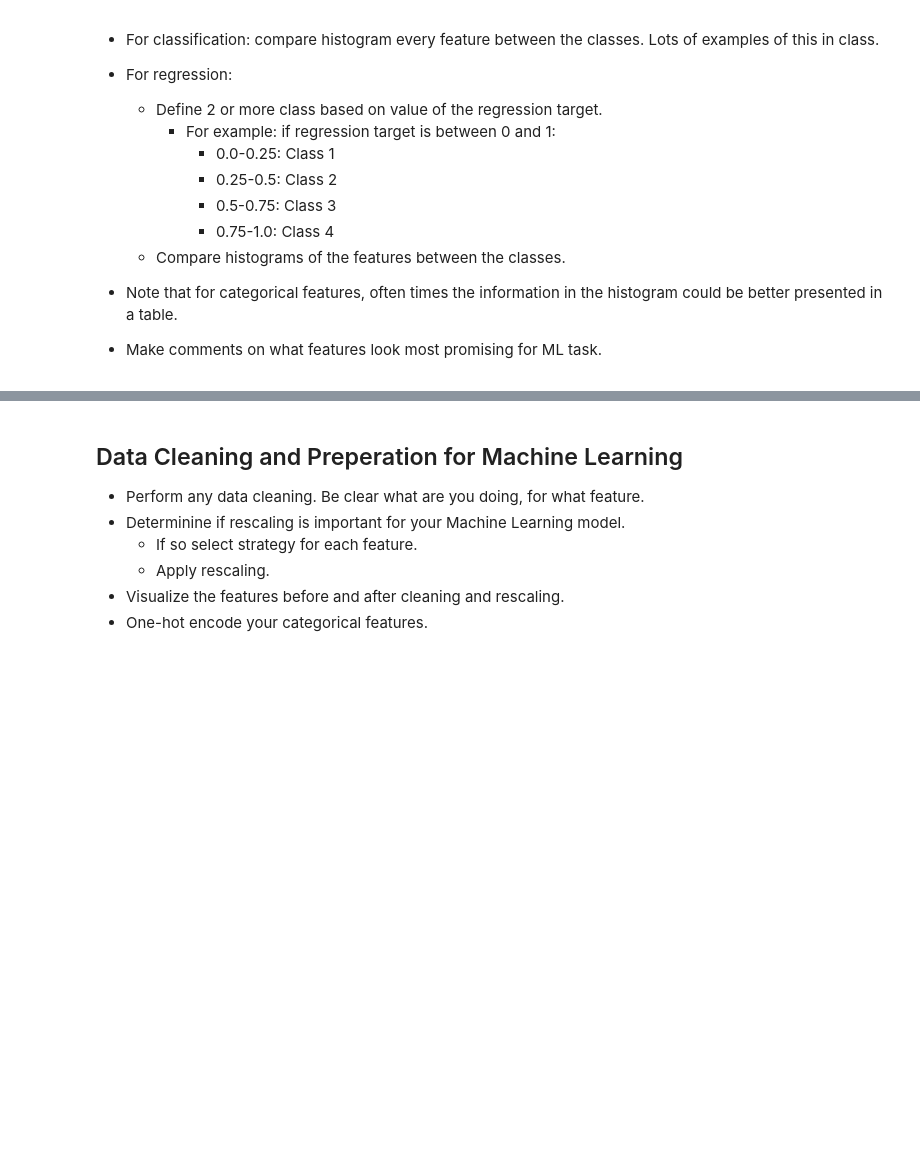
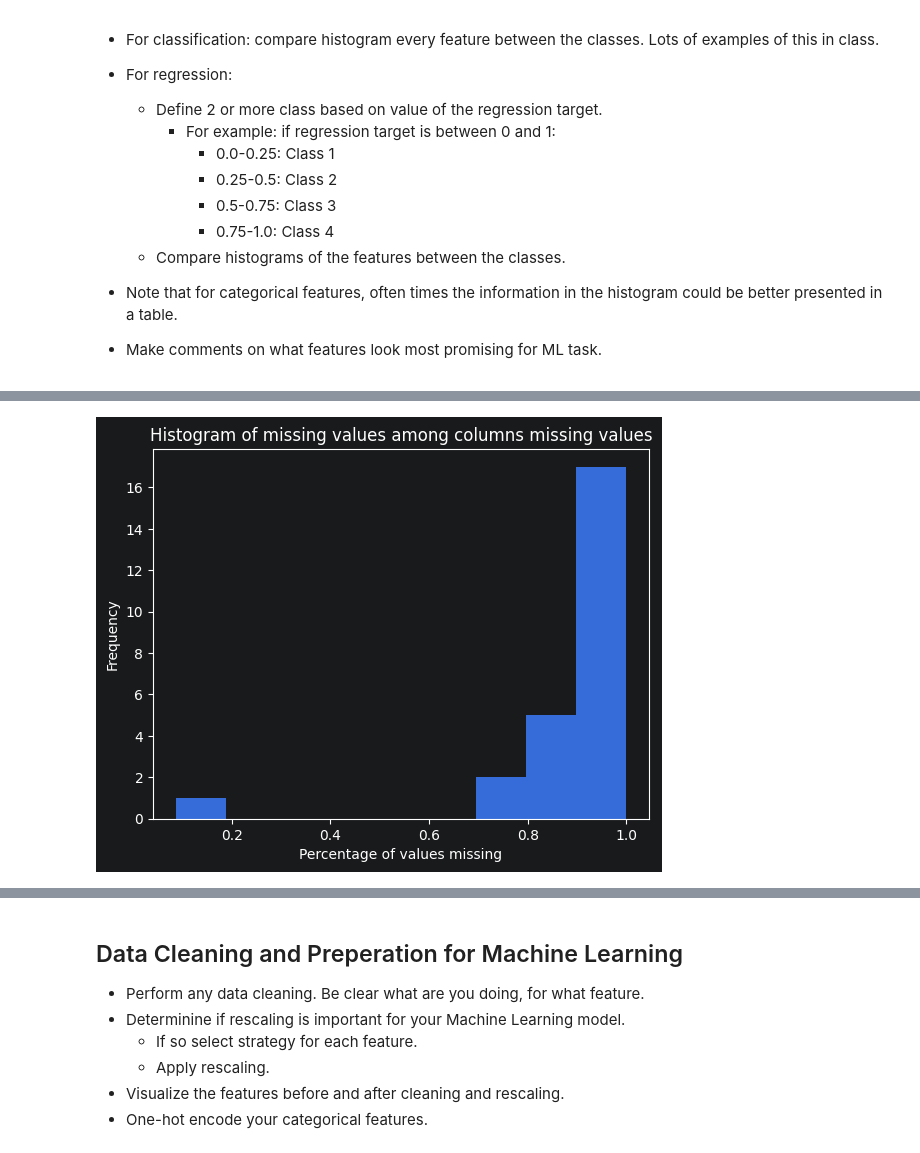
Before and after one commit to radtothebone/data-science-3402, a Jupyter notebook: Final Project/Final_Project.ipynb, the cells around one changed output, grey strips where cells are left out. Saved outputs shown, nothing was run; the diff lists cells and outputs as text; code cells hidden in the pictures; blank space fills up the shorter version.

```diff
--- a/Final Project/Final_Project.ipynb
+++ b/Final Project/Final_Project.ipynb
@@ -73,0 +234,8 @@ This notebook outlines the steps you should follow. Note that you will be only c
+# %%
+missing_pct[missing_pct > 0.01].plot.hist(bins=9)
+plt.title('Histogram of missing values among columns missing values')
+plt.xlabel('Percentage of values missing')
+plt.ylabel('Frequency')
+plt.show()
+# %% [output]
+[figure, added]
```
Also changed, not shown: parts of 20 cells of this notebook, 2 other files.
